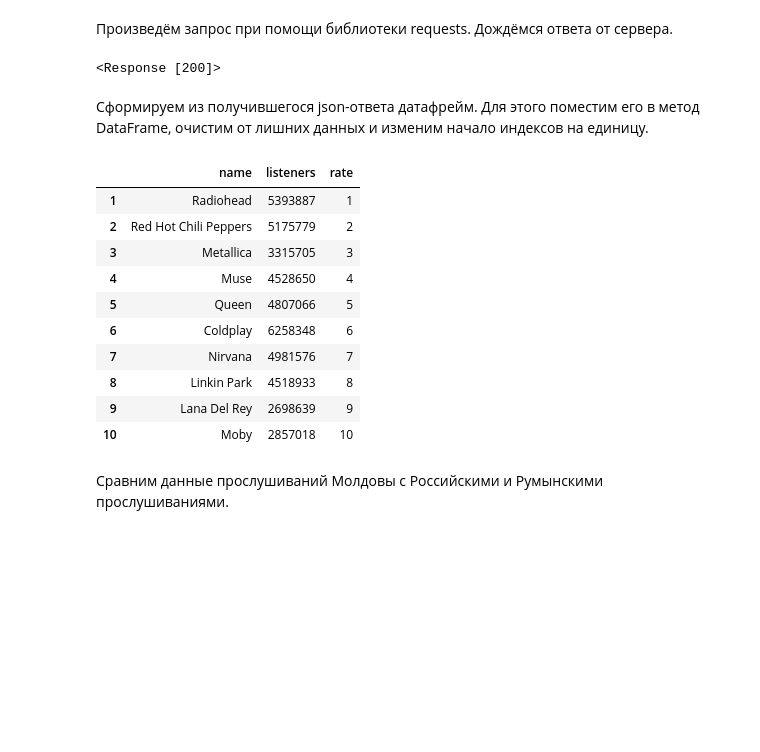
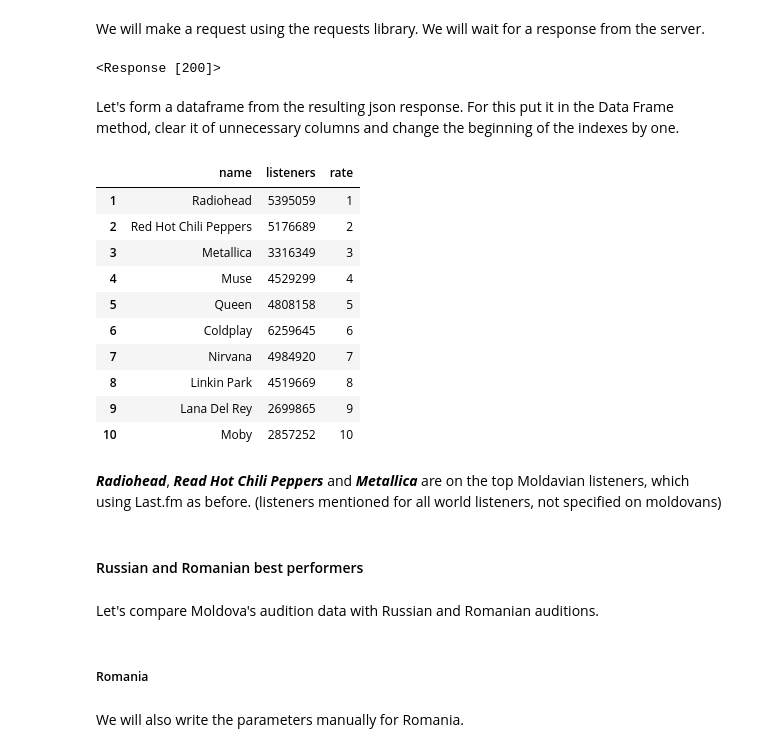
Before and after one commit to artempanush/projects_for_study, a Jupyter notebook: My Project. Moldova Statistic/LastFM API - Moldova.ipynb, the cells around one changed output. Saved outputs shown, nothing was run; the diff lists cells and outputs as text; code cells hidden in the pictures; blank space fills up the shorter version.

```diff
--- a/My Project. Moldova Statistic/LastFM API - Moldova.ipynb
+++ b/My Project. Moldova Statistic/LastFM API - Moldova.ipynb
@@ -18,7 +22,7 @@ import pandas as pd
 # %%
 url = 'http://ws.audioscrobbler.com/2.0/?method=geo.gettopartists&country=moldova&api_key=2689b481c219016f770446b53238ea94&format=json'
 # %% [markdown]
-Произведём запрос при помощи библиотеки requests. Дождёмся ответа от сервера.
+We will make a request using the requests library. We will wait for a response from the server.
 # %%
 response = requests.get(url = url)
 response
@@ -28,26 +34,36 @@ response
 moldova_data = json.loads(response.content)
 # %% [markdown]
-Сформируем из получившегося json-ответа датафрейм. Для этого поместим его в метод DataFrame, очистим от лишних данных и изменим начало индексов на единицу.
+Let's form a dataframe from the resulting json response. For this put it in the Data Frame method, clear it of unnecessary columns and change the beginning of the indexes by one.
-# %%
-data_md = pd.DataFrame(moldova_data['topartists']['artist'])
-data_md.drop(columns = ['image', 'streamable', 'mbid', 'url'], inplace=True)
-data_md.index = [i for i in range(1, len(data) + 1)]
-data_md['rate'] = data_md.index
-data_md.head(10)
-# %% [output]
-|  | name | listeners | rate |
-| 1 | Radiohead | 5393887 | 1 |
-| 2 | Red Hot Chili Peppers | 5175779 | 2 |
-| 3 | Metallica | 3315705 | 3 |
-| 4 | Muse | 4528650 | 4 |
-| 5 | Queen | 4807066 | 5 |
-| 6 | Coldplay | 6258348 | 6 |
-| 7 | Nirvana | 4981576 | 7 |
-| 8 | Linkin Park | 4518933 | 8 |
-| 9 | Lana Del Rey | 2698639 | 9 |
-| 10 | Moby | 2857018 | 10 |
+# %%
+#create the dataframe and clean it
+
+data_md = pd.DataFrame(moldova_data['topartists']['artist'])
+data_md.drop(columns = ['image', 'streamable', 'mbid', 'url'], inplace=True)
+data_md.index = [i for i in range(1, len(data_md) + 1)]
+data_md['rate'] = data_md.index
+data_md.head(10)
+# %% [output]
+|  | name | listeners | rate |
+| 1 | Radiohead | 5395059 | 1 |
+| 2 | Red Hot Chili Peppers | 5176689 | 2 |
+| 3 | Metallica | 3316349 | 3 |
+| 4 | Muse | 4529299 | 4 |
+| 5 | Queen | 4808158 | 5 |
+| 6 | Coldplay | 6259645 | 6 |
+| 7 | Nirvana | 4984920 | 7 |
+| 8 | Linkin Park | 4519669 | 8 |
+| 9 | Lana Del Rey | 2699865 | 9 |
+| 10 | Moby | 2857252 | 10 |
+# %% [markdown]
+***Radiohead***, ***Read Hot Chili Peppers*** and ***Metallica*** are on the top Moldavian listeners, which using Last.fm as before. (listeners mentioned for all world listeners, not specified on moldovans)
+# %% [markdown]
+#### Russian and Romanian best performers
 # %% [markdown]
-Сравним данные прослушиваний Молдовы с Российскими и Румынскими прослушиваниями.
+Let's compare Moldova's audition data with Russian and Romanian auditions.
+# %% [markdown]
+##### Romania
+# %% [markdown]
+We will also write the parameters manually for Romania.
 # %%
 url2 = 'http://ws.audioscrobbler.com/2.0/?method=geo.gettopartists&country=romania&api_key=2689b481c219016f770446b53238ea94&format=json'
 # %%
```
Also changed, not shown: parts of 32 cells of this notebook.
